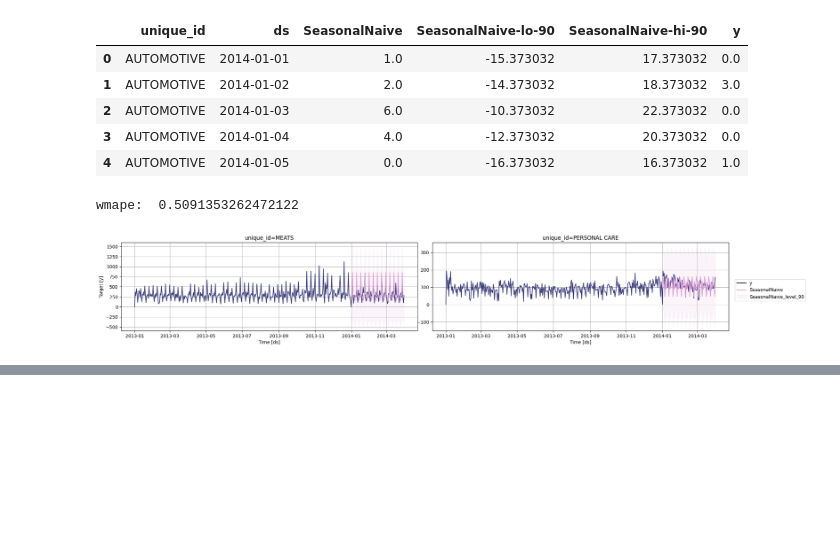
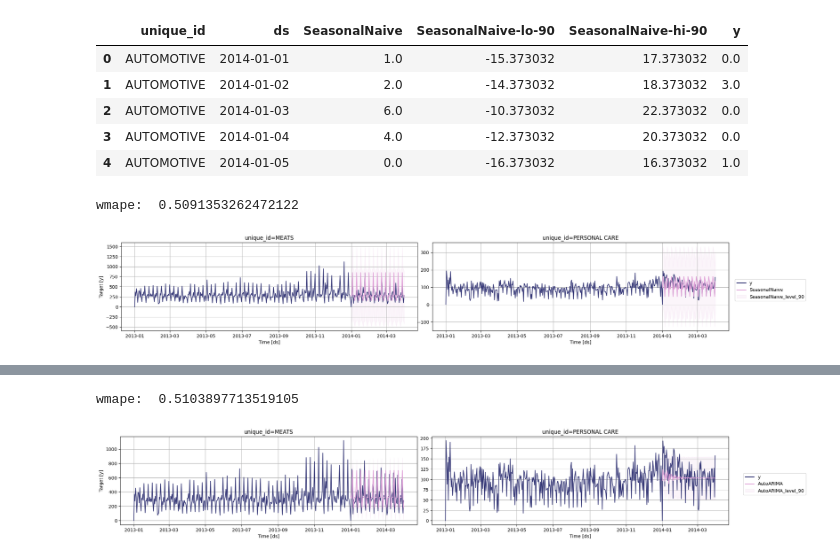
Before and after one commit to edupmon/fiap, a Jupyter notebook: pos-tech/data-analytics/fase-2/03-analise-de-series-temporais/aula-5/aula-5.ipynb, the cells around one changed output, grey strips where cells are left out. Drawn from its saved outputs; the diff is of its cells as text; code cells hidden in the pictures; blank space fills up the shorter version.

Commit message:
Fase 2 - Modelo e Previsão - Aula 5 - Vídeo 5

```diff
--- a/pos-tech/data-analytics/fase-2/03-analise-de-series-temporais/aula-5/aula-5.ipynb
+++ b/pos-tech/data-analytics/fase-2/03-analise-de-series-temporais/aula-5/aula-5.ipynb
@@ -110,3 +110,10 @@ model.plot(train, df_pred_seasonal, level=[90],
            unique_ids=['MEATS', 'PERSONAL CARE'])
 # %% [output]
 [figure]
+# %%
+model_arima = StatsForecast(models=[AutoARIMA(season_length=7)],
+                            freq='D', n_jobs=-1)
+model_arima.fit(train)
+
+df_pred_arima = model_arima.predict(h=h, level=[90])
+df_pred_arima.head()
@@ -112,0 +128,5 @@ model.plot(train, df_pred_seasonal, level=[90],
+# %%
+df_pred_arima = df_pred_arima.reset_index().merge(valid,
+                                                  on=['ds', 'unique_id'],
+                                                  how='left')
+df_pred_arima.head()
@@ -112,0 +140,10 @@ model.plot(train, df_pred_seasonal, level=[90],
+# %%
+print('wmape: ', wmape(df_pred_arima['y'].values,
+                       df_pred_arima['AutoARIMA'].values))
+# %% [output]
+wmape:  0.5103897713519105
+# %%
+model.plot(train, df_pred_arima, level=[90],
+           unique_ids=['MEATS', 'PERSONAL CARE'])
+# %% [output]
+[figure, added]
```
Also changed, not shown: parts of 3 cells of this notebook.
